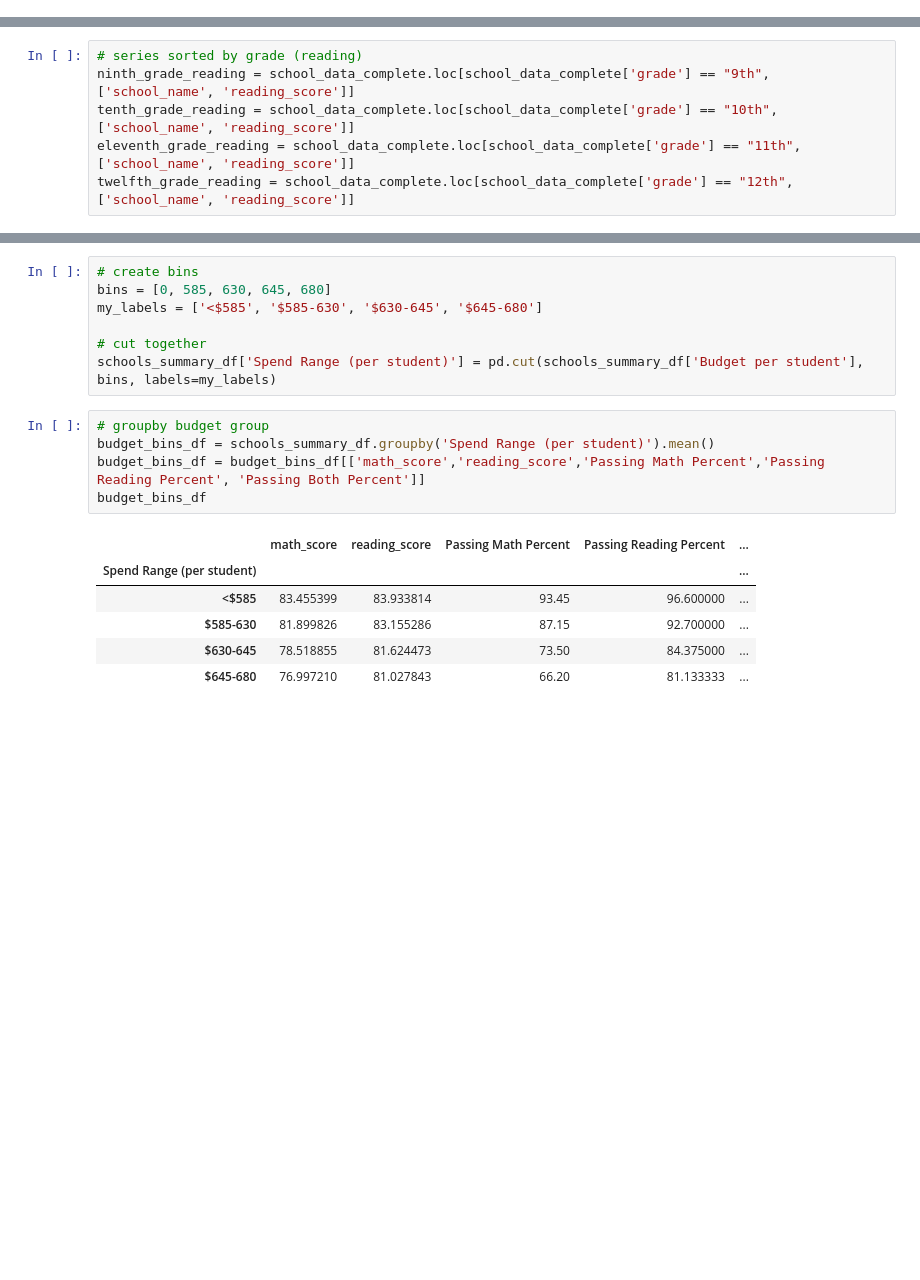
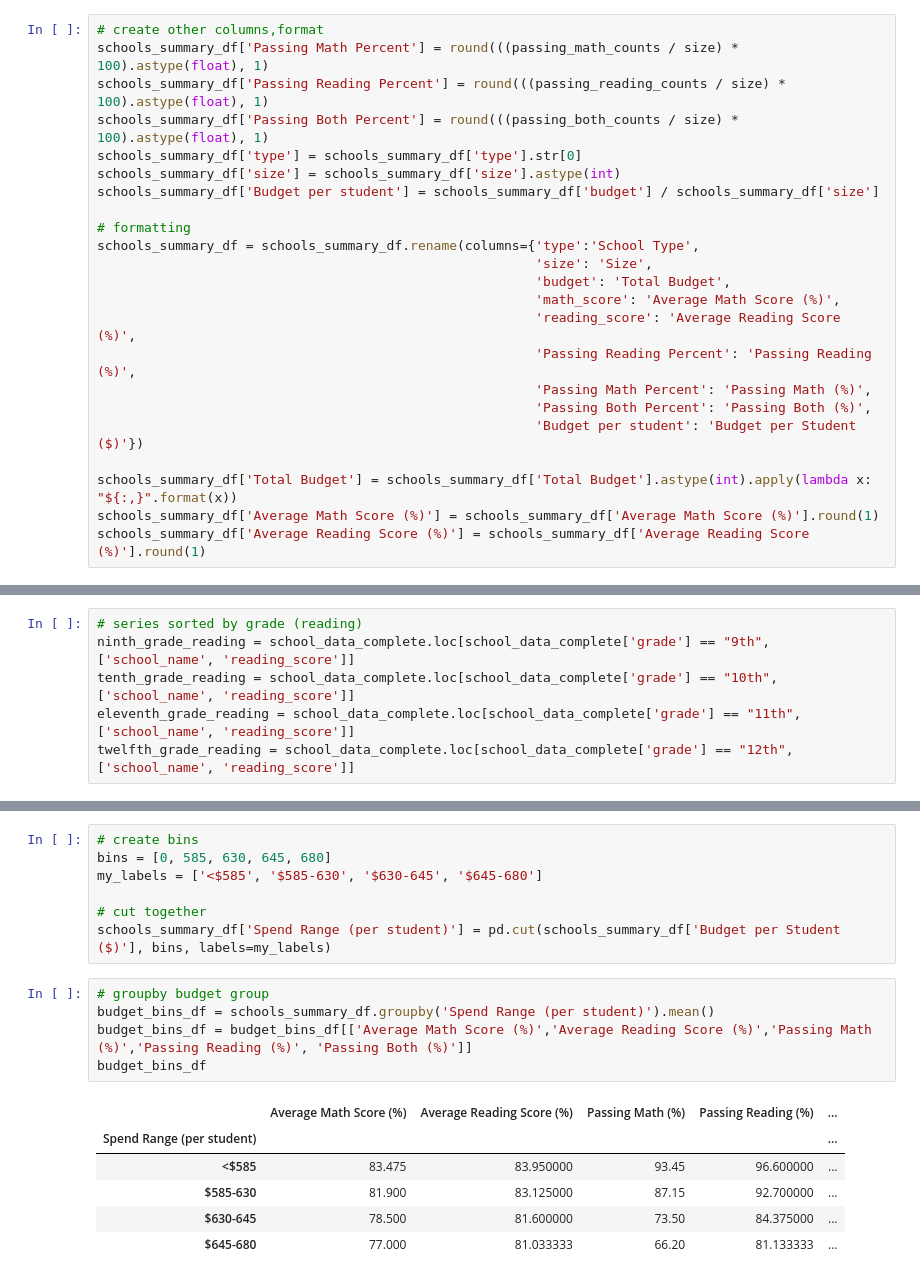
Before and after one commit to rileyfritz/pandas-challenge, a Jupyter notebook: PyCitySchools/PyCity Schools.ipynb, the cells around one changed output, grey strips where cells are left out. Saved outputs shown, nothing was run; the diff lists cells and outputs as text; blank space fills up the shorter version.

```diff
--- a/PyCitySchools/PyCity Schools.ipynb
+++ b/PyCitySchools/PyCity Schools.ipynb
@@ -122,0 +81,23 @@ schools_summary_df['Budget per student'] = schools_summary_df['budget'] / school
+# %%
+# create other columns,format
+schools_summary_df['Passing Math Percent'] = round(((passing_math_counts / size) * 100).astype(float), 1)
+schools_summary_df['Passing Reading Percent'] = round(((passing_reading_counts / size) * 100).astype(float), 1)
+schools_summary_df['Passing Both Percent'] = round(((passing_both_counts / size) * 100).astype(float), 1)
+schools_summary_df['type'] = schools_summary_df['type'].str[0]
+schools_summary_df['size'] = schools_summary_df['size'].astype(int)
+schools_summary_df['Budget per student'] = schools_summary_df['budget'] / schools_summary_df['size']
+
+# formatting
+schools_summary_df = schools_summary_df.rename(columns={'type':'School Type',
+                                                        'size': 'Size',
+                                                        'budget': 'Total Budget',
+                                                        'math_score': 'Average Math Score (%)',
+                                                        'reading_score': 'Average Reading Score (%)',
+                                                        'Passing Reading Percent': 'Passing Reading (%)',
+                                                        'Passing Math Percent': 'Passing Math (%)',
+                                                        'Passing Both Percent': 'Passing Both (%)',
+                                                        'Budget per student': 'Budget per Student ($)'})
+
+schools_summary_df['Total Budget'] = schools_summary_df['Total Budget'].astype(int).apply(lambda x: "${:,}".format(x))
+schools_summary_df['Average Math Score (%)'] = schools_summary_df['Average Math Score (%)'].round(1)
+schools_summary_df['Average Reading Score (%)'] = schools_summary_df['Average Reading Score (%)'].round(1)
@@ -178,19 +222,19 @@ bins = [0, 585, 630, 645, 680]
 my_labels = ['<$585', '$585-630', '$630-645', '$645-680']
 
 # cut together
-schools_summary_df['Spend Range (per student)'] = pd.cut(schools_summary_df['Budget per student'], bins, labels=my_labels)
+schools_summary_df['Spend Range (per student)'] = pd.cut(schools_summary_df['Budget per Student ($)'], bins, labels=my_labels)
 # %%
 # groupby budget group
 budget_bins_df = schools_summary_df.groupby('Spend Range (per student)').mean()
-budget_bins_df = budget_bins_df[['math_score','reading_score','Passing Math Percent','Passing Reading Percent', 'Passing Both Percent']]
+budget_bins_df = budget_bins_df[['Average Math Score (%)','Average Reading Score (%)','Passing Math (%)','Passing Reading (%)', 'Passing Both (%)']]
 budget_bins_df
 # %% [output]
-|  | math_score | reading_score | Passing Math Percent | Passing Reading Percent | ... |
+|  | Average Math Score (%) | Average Reading Score (%) | Passing Math (%) | Passing Reading (%) | ... |
 | Spend Range (per student) |  |  |  |  | ... |
-| <$585 | 83.455399 | 83.933814 | 93.45 | 96.600000 | ... |
-| $585-630 | 81.899826 | 83.155286 | 87.15 | 92.700000 | ... |
-| $630-645 | 78.518855 | 81.624473 | 73.50 | 84.375000 | ... |
-| $645-680 | 76.997210 | 81.027843 | 66.20 | 81.133333 | ... |
+| <$585 | 83.475 | 83.950000 | 93.45 | 96.600000 | ... |
+| $585-630 | 81.900 | 83.125000 | 87.15 | 92.700000 | ... |
+| $630-645 | 78.500 | 81.600000 | 73.50 | 84.375000 | ... |
+| $645-680 | 77.000 | 81.033333 | 66.20 | 81.133333 | ... |
 # %%
 # create bins for school size
 bins2 = [0, 1000, 2000, 5000]
```
Also changed, not shown: parts of 17 cells of this notebook.
